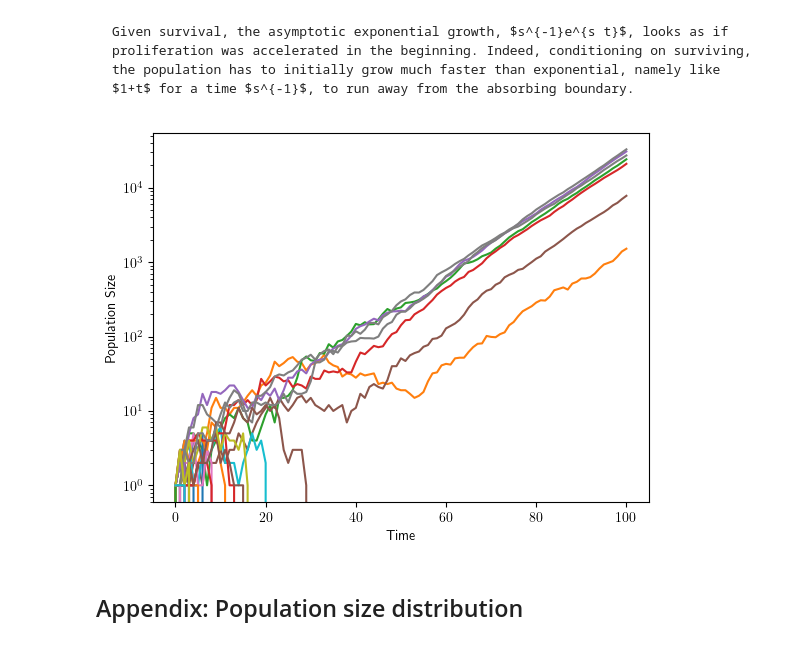
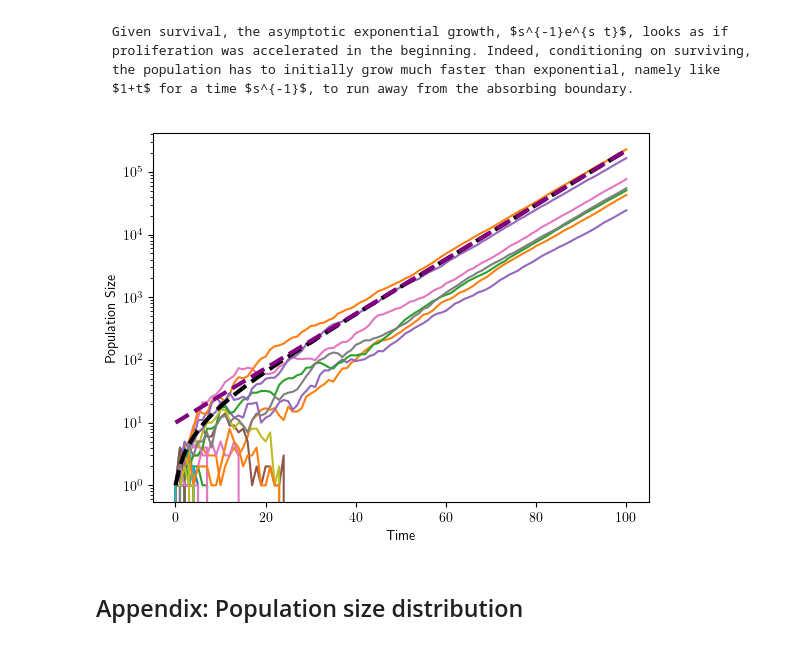
Before and after one commit to Hallatscheklab/PAM, a Jupyter notebook: _sources/Branching-processes-nb.ipynb, the cells around one changed output. Drawn from its saved outputs; the diff is of its cells as text; code cells hidden in the pictures.

```diff
--- a/_sources/Branching-processes-nb.ipynb
+++ b/_sources/Branching-processes-nb.ipynb
@@ -126,34 +126,42 @@ def simulate_branching_process(s, replicates, time_period):
         population = [1]  # Start with one particle at time 0
         t = 0
 
         while t < time_period:
             new_population_size = np.random.poisson((1+s)*population[t])
             population.append(new_population_size)
             t += 1
 
         population_sizes.append(population)
 
     return population_sizes
 
 s = 0.1
 replicates = 50
 time_period = 100
 
 population_sizes = simulate_branching_process(s, replicates, time_period)
 
 # Plotting the results
 time_points = list(range(time_period + 1))
 
 for i, population in enumerate(population_sizes):
     plt.plot(time_points, population)
 
 
+t = np.linspace(start=0, stop=time_period, num=100)
+y = 1+(np.exp(s*t)-1)/s
+
+yapprox = np.exp(s*t)/s
+
+plt.plot(t, y, color='black', linestyle='dashed', linewidth=3)
+plt.plot(t, yapprox, color='purple', linestyle='dashed', linewidth=3)
+
 plt.xlabel('Time')
 plt.ylabel('Population Size')
 plt.yscale("log")
 plt.show()
 # %% [output]
-[figure, old version]
+[figure, new version]
 # %% [markdown]
 ## Appendix: Population size distribution
 # %% [markdown]
```
Also changed, not shown: 3 other files.
